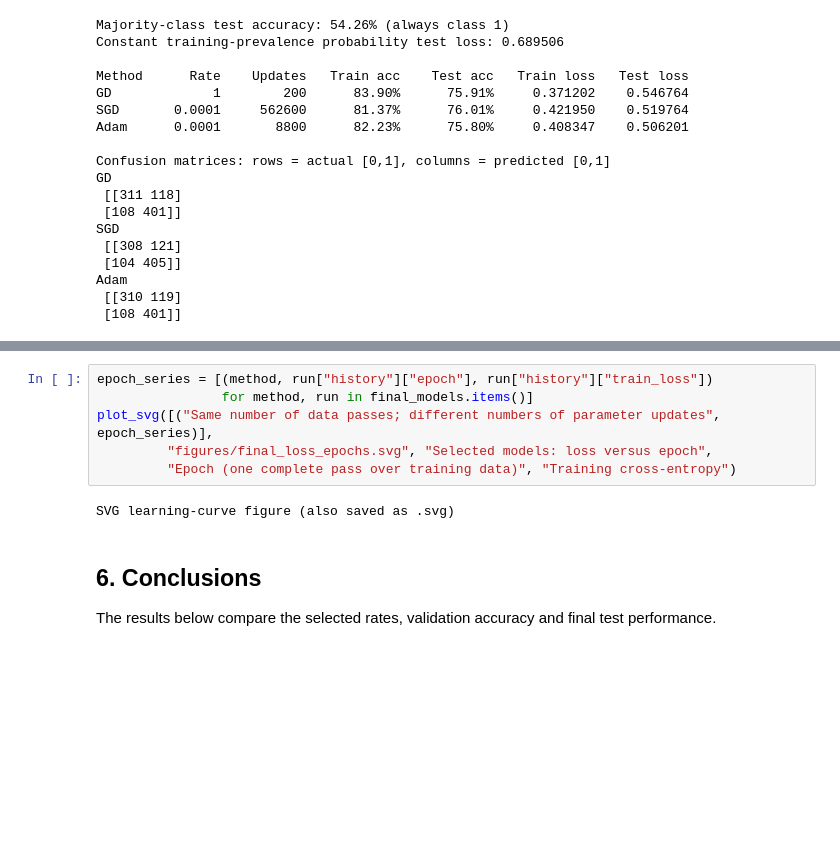
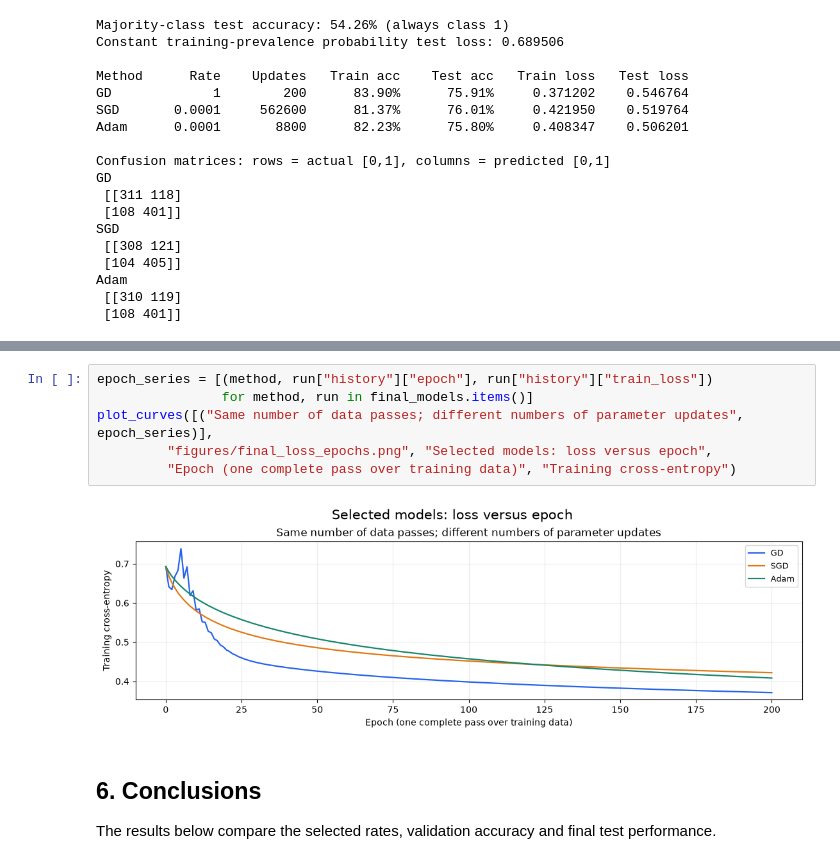
Before and after one commit to HazemDaw/MLT-Task-3-Hazem-Daw, a Jupyter notebook: Task_3_Hazem_Daw_Group_J4132.ipynb, the cells around one changed output, grey strips where cells are left out. Drawn from its saved outputs; the diff is of its cells as text; blank space fills up the shorter version.

```diff
--- a/Task_3_Hazem_Daw_Group_J4132.ipynb
+++ b/Task_3_Hazem_Daw_Group_J4132.ipynb
@@ -525,11 +475,11 @@ SVG learning-curve figure (also saved as .svg)
 # %%
 epoch_series = [(method, run["history"]["epoch"], run["history"]["train_loss"])
                 for method, run in final_models.items()]
-plot_svg([("Same number of data passes; different numbers of parameter updates", epoch_series)],
-         "figures/final_loss_epochs.svg", "Selected models: loss versus epoch",
+plot_curves([("Same number of data passes; different numbers of parameter updates", epoch_series)],
+         "figures/final_loss_epochs.png", "Selected models: loss versus epoch",
          "Epoch (one complete pass over training data)", "Training cross-entropy")
 # %% [output]
-SVG learning-curve figure (also saved as .svg)
+[figure, added]
 # %% [markdown]
 ## 6. Conclusions
 The results below compare the selected rates, validation accuracy and final test performance.
```
Also changed, not shown: parts of 8 cells of this notebook, 13 other files.
